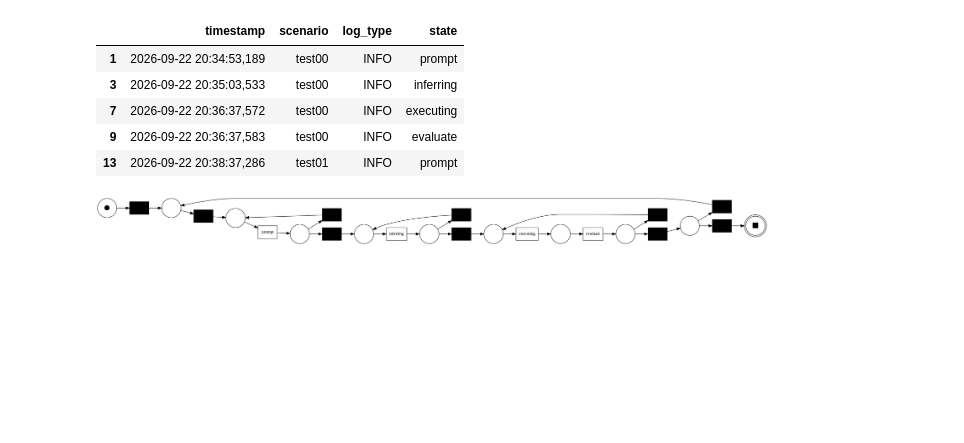
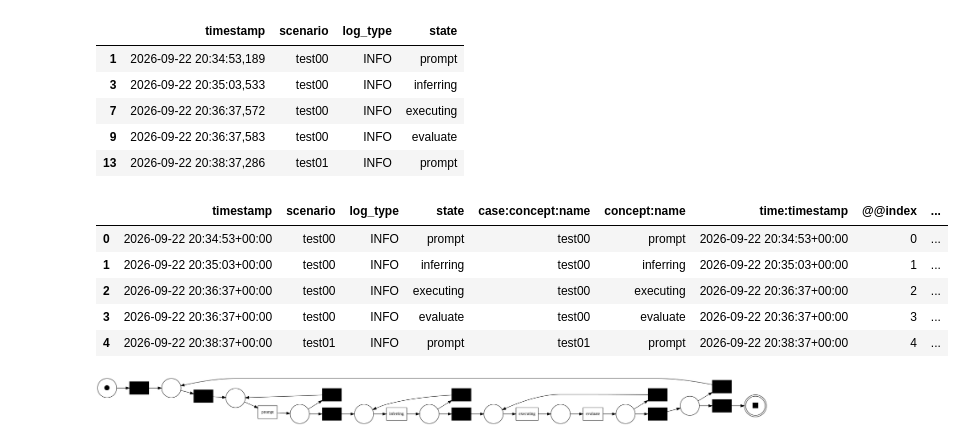
Before and after one commit to cstone157/dat_554, a Jupyter notebook: data/2026_10_04 flow00.ipynb, the cells around one changed output. Cells and saved outputs as stored; diff of their text form; code cells hidden in the pictures; blank space fills up the shorter version.

```diff
--- a/data/2026_10_04 flow00.ipynb
+++ b/data/2026_10_04 flow00.ipynb
@@ -77,4 +77,20 @@ df.head()
 | 7 | 2026-09-22 20:36:37,572 | test00 | INFO | executing |
 | 9 | 2026-09-22 20:36:37,583 | test00 | INFO | evaluate |
 | 13 | 2026-09-22 20:38:37,286 | test01 | INFO | prompt |
+# %%
+log = pm4py.format_dataframe(
+    df,
+    case_id='scenario',
+    activity_key='state',
+    timestamp_key='timestamp'
+)
+
+log.head()
+# %% [output]
+|  | timestamp | scenario | log_type | state | case:concept:name | concept:name | time:timestamp | @@index | ... |
+| 0 | 2026-09-22 20:34:53+00:00 | test00 | INFO | prompt | test00 | prompt | 2026-09-22 20:34:53+00:00 | 0 | ... |
+| 1 | 2026-09-22 20:35:03+00:00 | test00 | INFO | inferring | test00 | inferring | 2026-09-22 20:35:03+00:00 | 1 | ... |
+| 2 | 2026-09-22 20:36:37+00:00 | test00 | INFO | executing | test00 | executing | 2026-09-22 20:36:37+00:00 | 2 | ... |
+| 3 | 2026-09-22 20:36:37+00:00 | test00 | INFO | evaluate | test00 | evaluate | 2026-09-22 20:36:37+00:00 | 3 | ... |
+| 4 | 2026-09-22 20:38:37+00:00 | test01 | INFO | prompt | test01 | prompt | 2026-09-22 20:38:37+00:00 | 4 | ... |
 # %%
```
Also changed, not shown: parts of 4 cells of this notebook.
